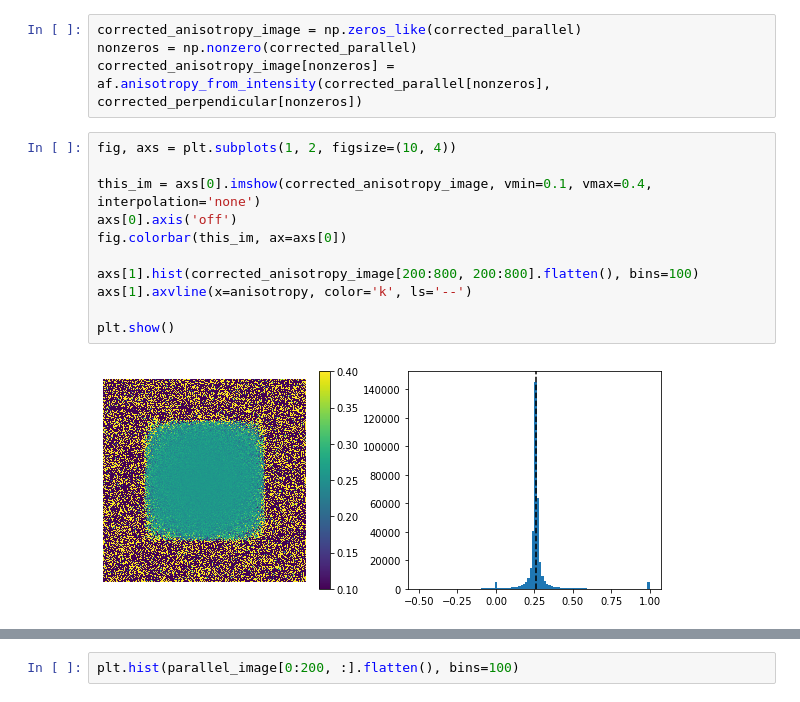
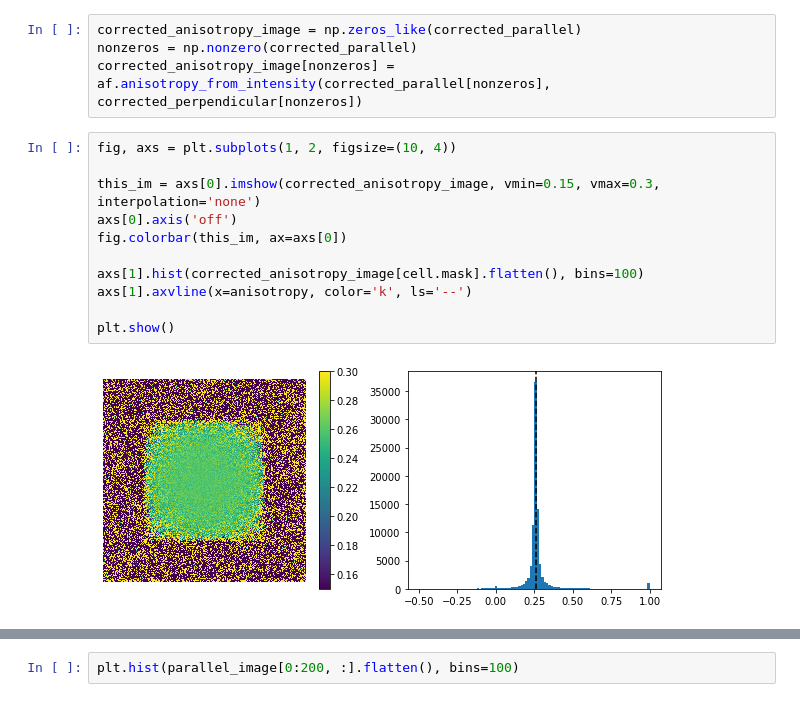
Before and after one commit to acorbat/anisotropy_errors, a Jupyter notebook: anisotropy_errors.ipynb, the cells around one changed output, grey strips where cells are left out. Drawn from its saved outputs; the diff is of its cells as text.

```diff
--- a/anisotropy_errors.ipynb
+++ b/anisotropy_errors.ipynb
@@ -203,13 +203,13 @@ corrected_anisotropy_image[nonzeros] = af.anisotropy_from_intensity(corrected_pa
 # %%
 fig, axs = plt.subplots(1, 2, figsize=(10, 4))
 
-this_im = axs[0].imshow(corrected_anisotropy_image, vmin=0.1, vmax=0.4, interpolation='none')
+this_im = axs[0].imshow(corrected_anisotropy_image, vmin=0.15, vmax=0.3, interpolation='none')
 axs[0].axis('off')
 fig.colorbar(this_im, ax=axs[0])
 
-axs[1].hist(corrected_anisotropy_image[200:800, 200:800].flatten(), bins=100)
+axs[1].hist(corrected_anisotropy_image[cell.mask].flatten(), bins=100)
 axs[1].axvline(x=anisotropy, color='k', ls='--')
 
 plt.show()
 # %% [output]
-[figure, old version]
+[figure, new version]
```
Also changed, not shown: parts of 10 cells of this notebook, 1 other file.
